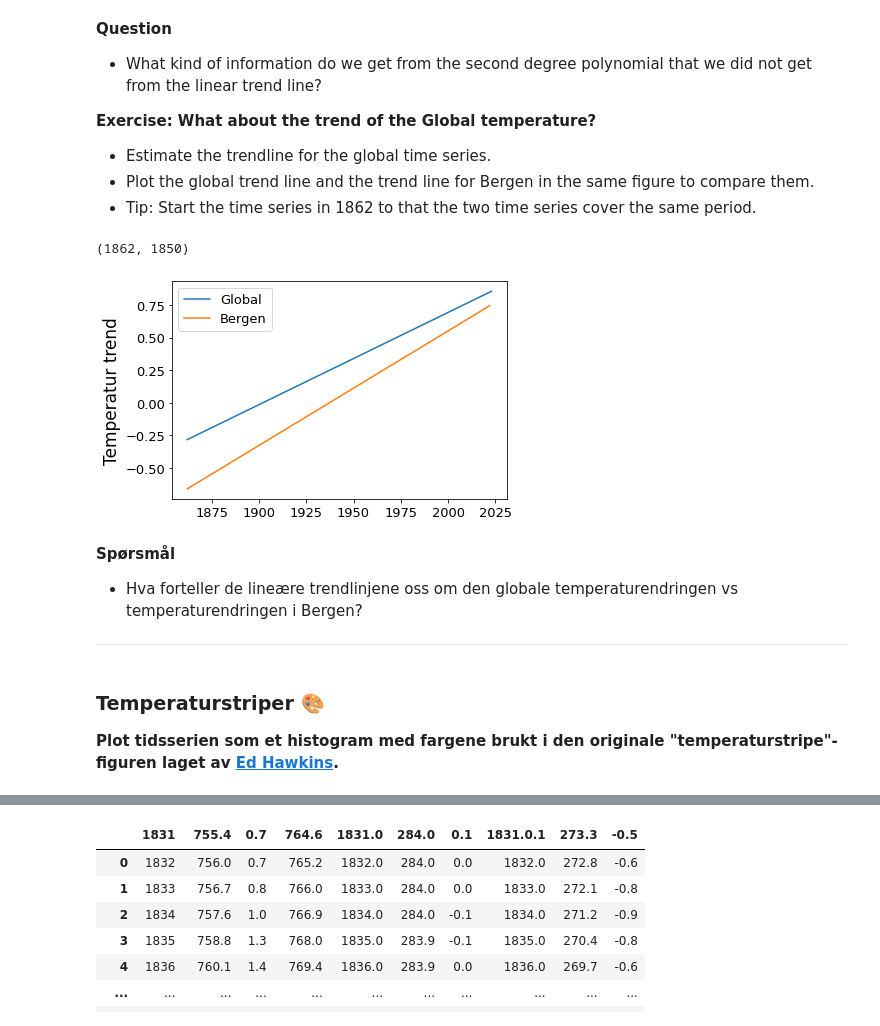
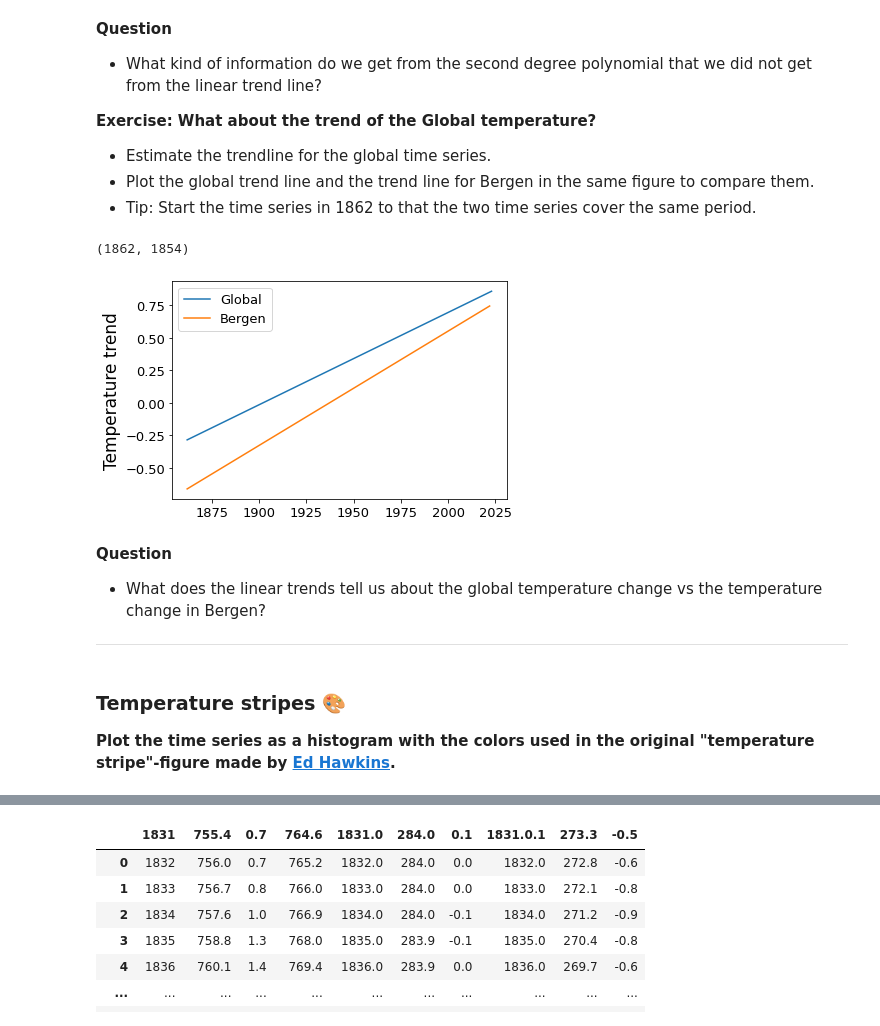
Before and after one commit to julienweihs/GEOF, a Jupyter notebook: Jupyter/Temperaturstriper_og_CO2_shortversion.ipynb, the cells around one changed output, grey strips where cells are left out. Drawn from its saved outputs; the diff is of its cells as text; code cells hidden in the pictures.

```diff
--- a/Jupyter/Temperaturstriper_og_CO2_shortversion.ipynb
+++ b/Jupyter/Temperaturstriper_og_CO2_shortversion.ipynb
@@ -58,7 +58,7 @@ Import the data of global temperature into Python. We use the library "Pandas".
 # Specify which file you want to import and where on your computer it's located
 
 # !!! Change the path below to the path where you have the file on your computer!!!
-path='W:/Work/Documents/EkteData/ikkeGit/temperaturstriper'
+path=r'C:\Users\iren_\Documents\GEOFpython\IkkeGit'
 file='/gmt_HadCRUT5.csv'
 
 # Make sure that the result of path+file is exactly where you have the file on your computer
@@ -121,7 +121,7 @@ plt.plot(time['Global'], temp['Global'])
 The data set is available [here](github.com/irendundas/EkteData/blob/main/data/Bergen_temp1862_2022.txt).
 # %%
 # 💾
-path='W:/Work/Documents/EkteData/EkteData/data'
+path=r'C:\Users\iren_\Documents\GEOFpython\IkkeGit'
 file='/Bergen_temp1862_2022.txt'
 
 # "Keyword arguments" here are a bit different from da data import above because the dataset from Bergen is a bit
@@ -326,29 +326,29 @@ plt.show()
 - Plot the global trend line and the trend line for Bergen in the same figure to compare them.
 - Tip: Start the time series in 1862 to that the two time series cover the same period.
 # %%
-tid['Bergen'][0], tid['Global'][0]
+time['Bergen'][0], time['Global'][0]
 # %% [output]
-(1862, 1850)
+(1862, 1854)
 # %%
-id62=np.where(tid['Global']==1862)[0][0] # 🎯
+id62=np.where(time['Global']==1862)[0][0] # 🎯
 
-a, b = np.polyfit(tid['Global'][id62:], temp['Global'][id62:], 1)
-plt.plot(tid['Global'][id62:], a*tid['Global'][id62:] + b, label='Global')
+a, b = np.polyfit(time['Global'][id62:], temp['Global'][id62:], 1)
+plt.plot(time['Global'][id62:], a*time['Global'][id62:] + b, label='Global')
 
-a, b = np.polyfit(tid['Bergen'], temp['Bergen'], 1)
-plt.plot(tid['Bergen'], a*tid['Bergen'] + b, label='Bergen')
+a, b = np.polyfit(time['Bergen'], temp['Bergen'], 1)
+plt.plot(time['Bergen'], a*time['Bergen'] + b, label='Bergen')
 plt.legend()
-plt.ylabel('Temperatur trend')
+plt.ylabel('Temperature trend')
 
 plt.show()
 # %% [output]
-[figure, old version]
+[figure, new version]
-# %% [markdown]
-**Spørsmål**
-- Hva forteller de lineære trendlinjene oss om den globale temperaturendringen vs temperaturendringen i Bergen?
-
-______________
+# %% [markdown]
+**Question**
+- What does the linear trends tell us about the global temperature change vs the temperature change in Bergen?
+
+______________
 # %% [markdown]
-### Temperaturstriper 🎨
-**Plot tidsserien som et histogram med fargene brukt i den originale "temperaturstripe"-figuren laget av [Ed Hawkins](https://www.wfla.com/wp-content/uploads/sites/71/2022/06/PAGES2K-ED-HAWKINS-CLIMATE-STRIPES.jpg?w=900).**
+### Temperature stripes 🎨
+**Plot the time series as a histogram with the colors used in the original "temperature stripe"-figure made by [Ed Hawkins](https://www.wfla.com/wp-content/uploads/sites/71/2022/06/PAGES2K-ED-HAWKINS-CLIMATE-STRIPES.jpg?w=900).**
 # %%
```
Also changed, not shown: parts of 36 cells of this notebook.
